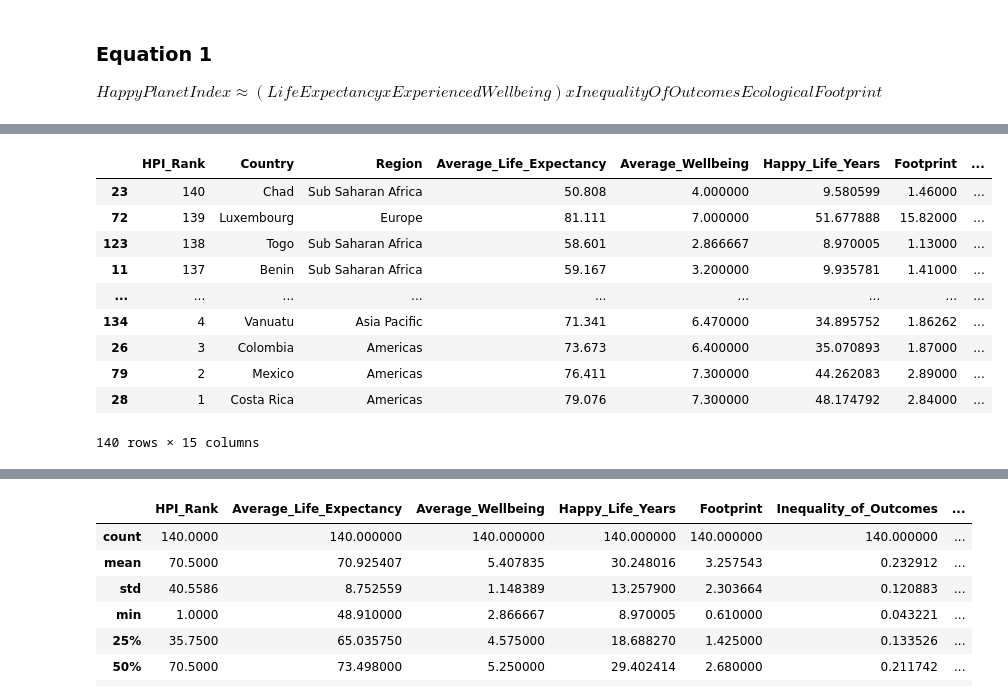
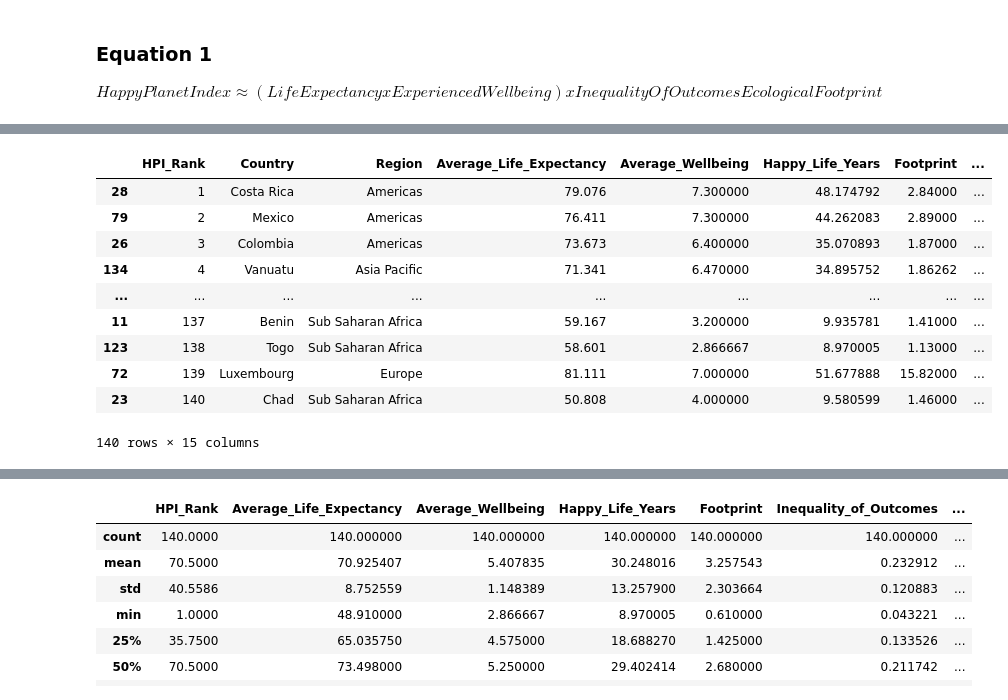
Before and after one commit to angela1C/Programming-for-Data-Analysis-Simulation-Project-2019, a Jupyter notebook: HappyPlanet.ipynb, the cells around one changed output, grey strips where cells are left out. Drawn from its saved outputs; the diff is of its cells as text; code cells hidden in the pictures.

```diff
--- a/HappyPlanet.ipynb
+++ b/HappyPlanet.ipynb
@@ -264,16 +401,16 @@ hpi.head()
 | 3 | 19 | Argentina | Americas | 75.927 | 6.5 | 40.166674 | 3.14 | ... |
 | 4 | 73 | Armenia | Post-communist | 74.446 | 4.3 | 24.018760 | 2.23 | ... |
 # %%
-hpi.sort_values('HPI_Index', ascending=True)
+hpi.sort_values('HPI_Index', ascending=False)
 # %% [output]
 |  | HPI_Rank | Country | Region | Average_Life_Expectancy | Average_Wellbeing | Happy_Life_Years | Footprint | ... |
+| 28 | 1 | Costa Rica | Americas | 79.076 | 7.300000 | 48.174792 | 2.84000 | ... |
+| 79 | 2 | Mexico | Americas | 76.411 | 7.300000 | 44.262083 | 2.89000 | ... |
+| 26 | 3 | Colombia | Americas | 73.673 | 6.400000 | 35.070893 | 1.87000 | ... |
+| 134 | 4 | Vanuatu | Asia Pacific | 71.341 | 6.470000 | 34.895752 | 1.86262 | ... |
+| ... | ... | ... | ... | ... | ... | ... | ... | ... |
+| 11 | 137 | Benin | Sub Saharan Africa | 59.167 | 3.200000 | 9.935781 | 1.41000 | ... |
+| 123 | 138 | Togo | Sub Saharan Africa | 58.601 | 2.866667 | 8.970005 | 1.13000 | ... |
+| 72 | 139 | Luxembourg | Europe | 81.111 | 7.000000 | 51.677888 | 15.82000 | ... |
 | 23 | 140 | Chad | Sub Saharan Africa | 50.808 | 4.000000 | 9.580599 | 1.46000 | ... |
-| 72 | 139 | Luxembourg | Europe | 81.111 | 7.000000 | 51.677888 | 15.82000 | ... |
-| 123 | 138 | Togo | Sub Saharan Africa | 58.601 | 2.866667 | 8.970005 | 1.13000 | ... |
-| 11 | 137 | Benin | Sub Saharan Africa | 59.167 | 3.200000 | 9.935781 | 1.41000 | ... |
-| ... | ... | ... | ... | ... | ... | ... | ... | ... |
-| 134 | 4 | Vanuatu | Asia Pacific | 71.341 | 6.470000 | 34.895752 | 1.86262 | ... |
-| 26 | 3 | Colombia | Americas | 73.673 | 6.400000 | 35.070893 | 1.87000 | ... |
-| 79 | 2 | Mexico | Americas | 76.411 | 7.300000 | 44.262083 | 2.89000 | ... |
-| 28 | 1 | Costa Rica | Americas | 79.076 | 7.300000 | 48.174792 | 2.84000 | ... |
 140 rows × 15 columns
```
Also changed, not shown: parts of 41 cells of this notebook.
